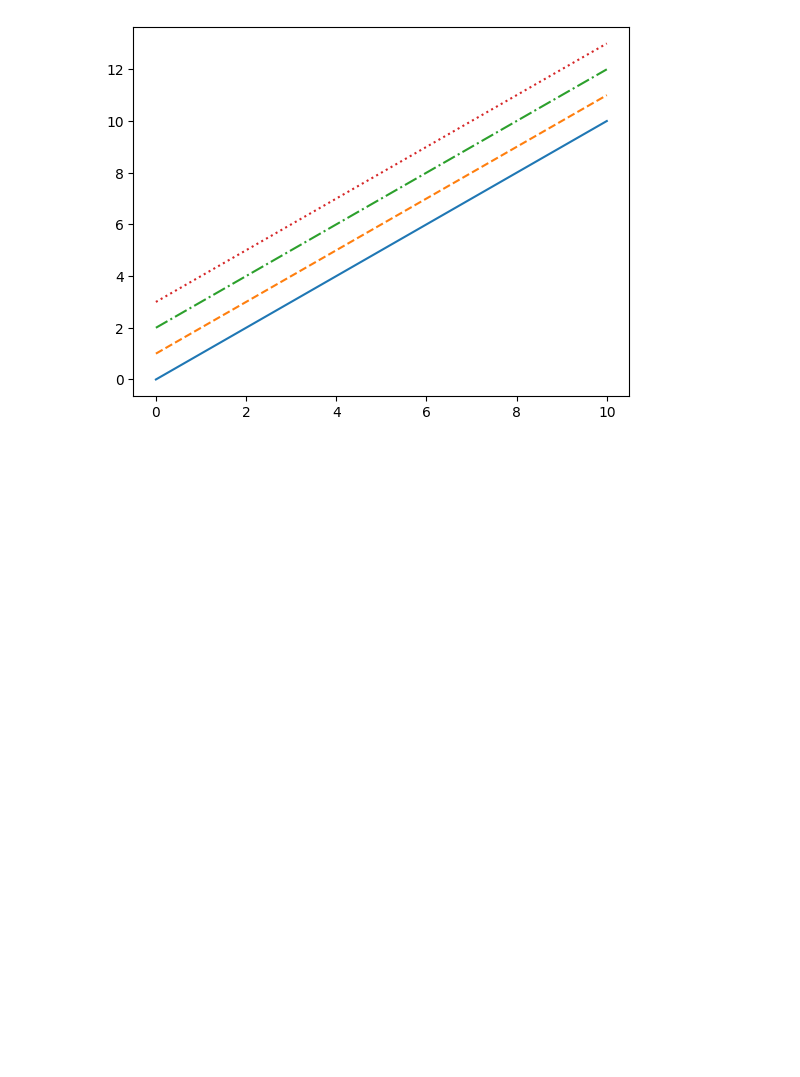
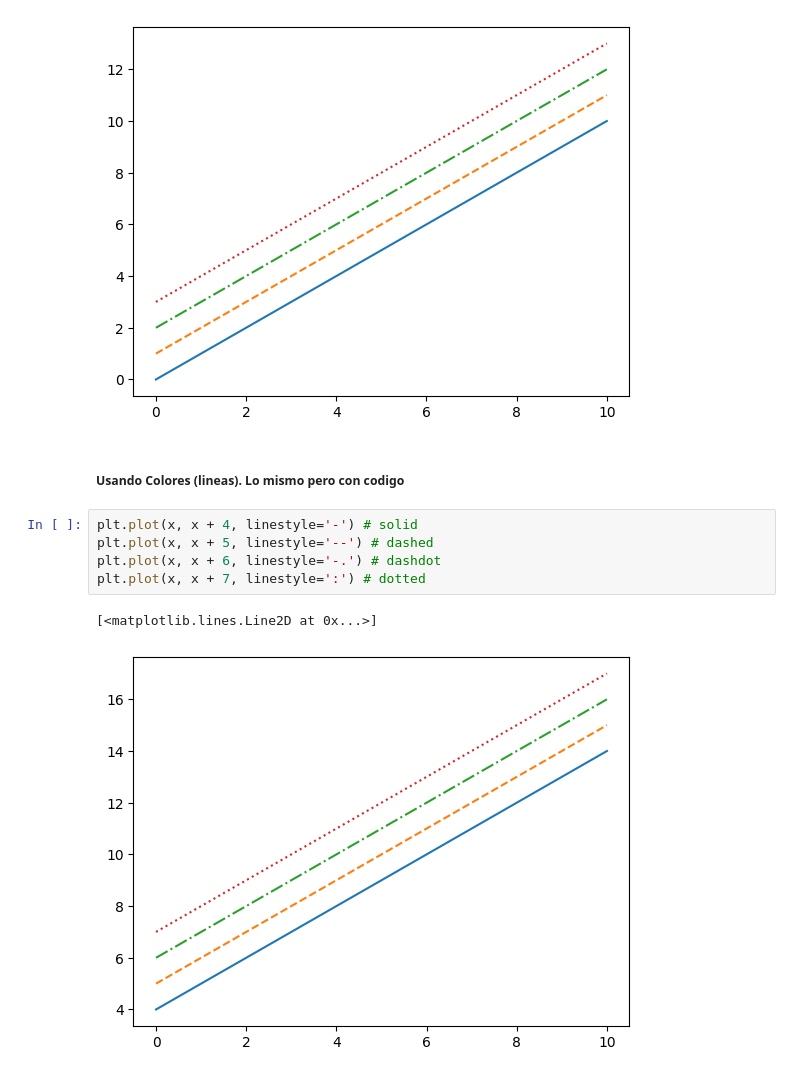
Before and after one commit to DiegoAlb09/6to-Semestre, a Jupyter notebook: Aprendizaje_Inteligente/AI_Visualizar_Datos_Practica3.ipynb, the cells around one changed output. Saved outputs shown, nothing was run; the diff lists cells and outputs as text; blank space fills up the shorter version.

```diff
--- a/Aprendizaje_Inteligente/AI_Visualizar_Datos_Practica3.ipynb
+++ b/Aprendizaje_Inteligente/AI_Visualizar_Datos_Practica3.ipynb
@@ -91,3 +91,13 @@ plt.plot(x, x + 3, linestyle='dotted')
 # %% [output]
 [<matplotlib.lines.Line2D at 0x...>]
 [figure]
+# %% [markdown]
+##### Usando Colores (lineas). Lo mismo pero con codigo
+# %%
+plt.plot(x, x + 4, linestyle='-') # solid
+plt.plot(x, x + 5, linestyle='--') # dashed
+plt.plot(x, x + 6, linestyle='-.') # dashdot
+plt.plot(x, x + 7, linestyle=':') # dotted
+# %% [output]
+[<matplotlib.lines.Line2D at 0x...>]
+[figure, added]
```
Also changed, not shown: parts of 14 cells of this notebook.
